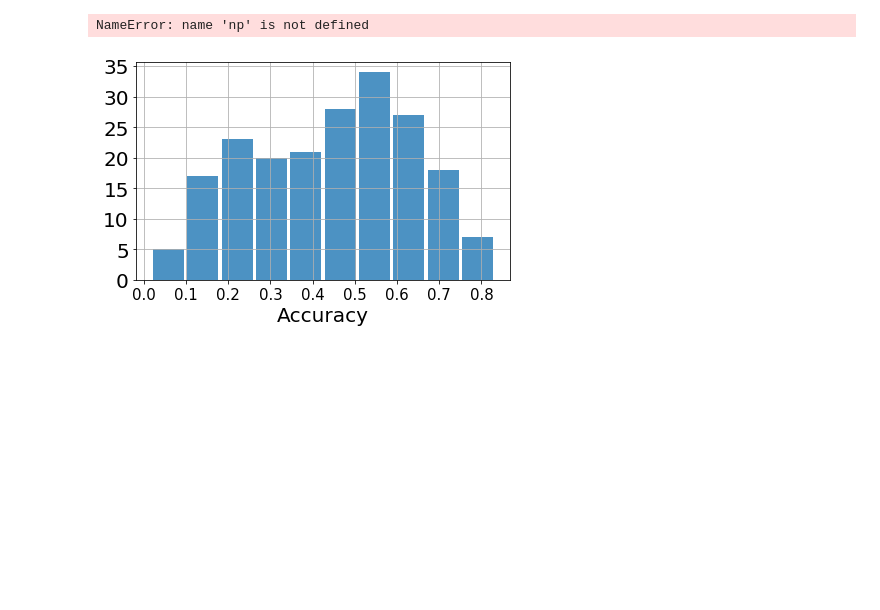
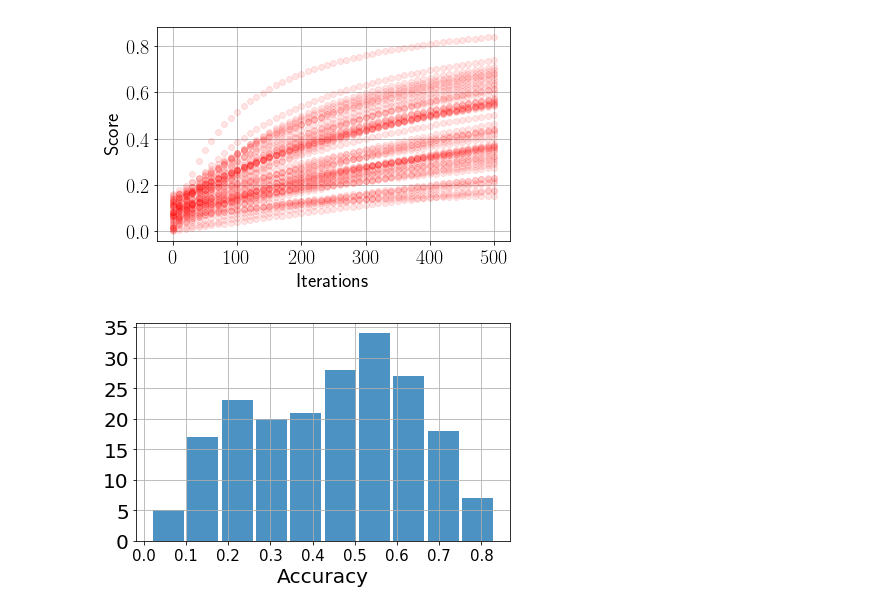
Before and after one commit to richardliaw/sospresults, a Jupyter notebook: OptimusLoss.ipynb, the cells around one changed output. Cells and saved outputs as stored; diff of their text form; code cells hidden in the pictures; blank space fills up the shorter version.

```diff
--- a/OptimusLoss.ipynb
+++ b/OptimusLoss.ipynb
@@ -10,29 +12,34 @@ def accuracy(k, b):
 # %%
 import matplotlib.pyplot as plt
 import matplotlib.style as style
+import matplotlib
+matplotlib.rcParams['ps.useafm'] = True
+matplotlib.rcParams['pdf.use14corefonts'] = True
+matplotlib.rcParams['text.usetex'] = True
 # style.use(["seaborn-white"])
 # import matplotlib.pyplot as plt
 import matplotlib
 # matplotlib.rcParams.update({'font.size': 80})
 %matplotlib inline
 distribution = []
-for i in range(200):
+for i in range(50):
     b0 = np.random.exponential(0.1)
     b1, b2 = np.random.rand(2)
     b = [b0, b1, b2]
-    accs = [accuracy(k, b) for k in range(501)]
-    plt.plot(accs, label=b[0], alpha=0.8)
+    index = list(range(0,501, 10))
+    accs = [accuracy(k, b) for k in index]
+    plt.plot(index, accs, "ro", alpha=0.1 )
     distribution += [accs[-1]]
 plt.grid(True)
 plt.xticks( fontsize=20)
 plt.yticks( fontsize=20)
 plt.xlabel("Iterations", fontsize=20)
-plt.ylabel("Accuracy", fontsize=20)
+plt.ylabel("Score", fontsize=20)
 plt.tight_layout()
 
-plt.savefig("optimus-accuracy.pdf")
+plt.savefig("optimus-score.pdf")
 # %% [output]
-NameError: name 'np' is not defined
+[figure, added]
 # %%
 plt.hist(distribution, bins=10, rwidth=0.9, alpha=0.8)
 plt.grid(True)
```
Also changed, not shown: parts of 1 cell of this notebook.
